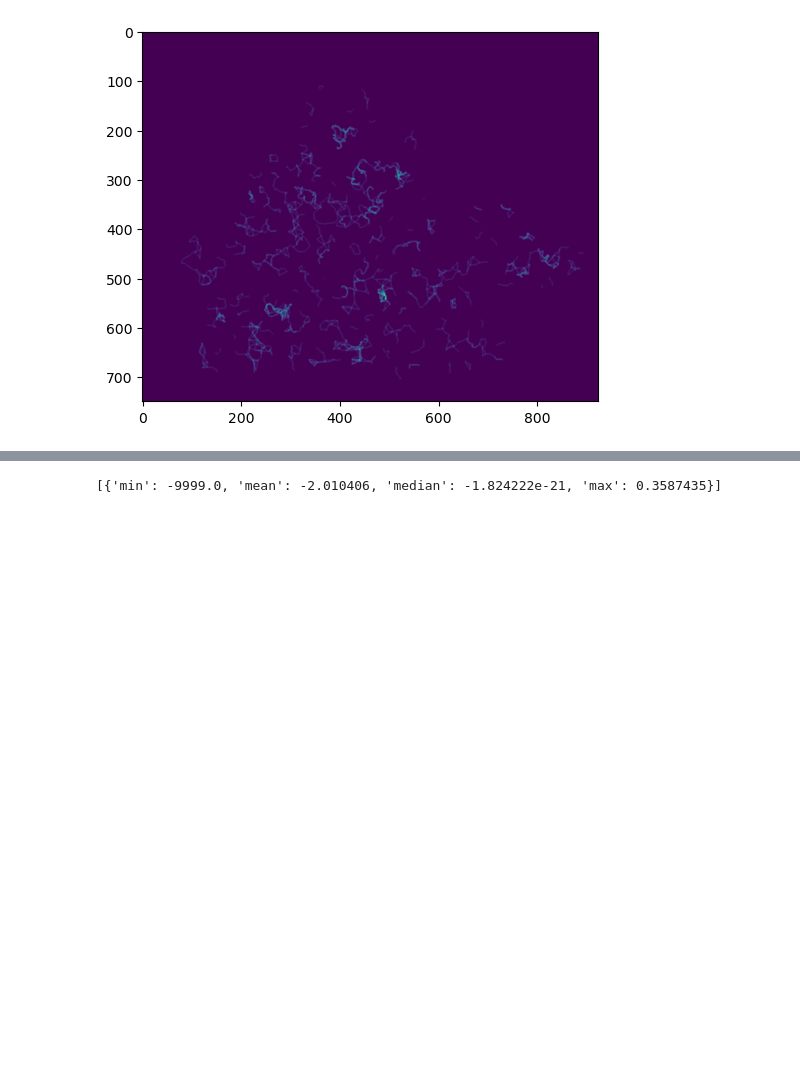
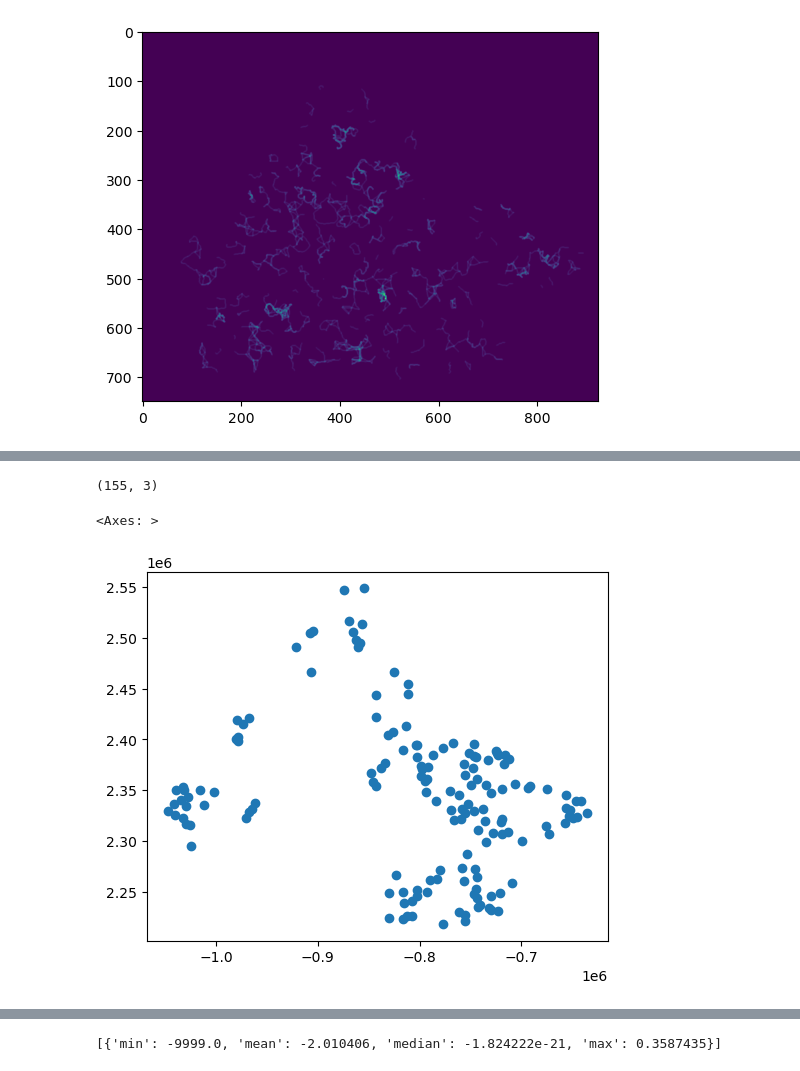
Before and after one commit to forest-rev/cdpop_nb_migration, a Jupyter notebook: notebooks/unicor_test.ipynb, the cells around one changed output, grey strips where cells are left out. Saved outputs shown, nothing was run; the diff lists cells and outputs as text; code cells hidden in the pictures; blank space fills up the shorter version.

```diff
--- a/notebooks/unicor_test.ipynb
+++ b/notebooks/unicor_test.ipynb
@@ -201,0 +241,12 @@ plt.imshow(b, cmap=plt.cm.viridis)
+# %%
+xy1 = pd.read_csv('C:/Users/pj276/Projects/CDPOP/data/sabah_example1_1686679883/batchrun0mcrun0/XY1.csv')
+xy1.head
+gdf = gpd.GeoDataFrame(
+    xy1, geometry=gpd.points_from_xy(xy1.XCOORD, xy1.YCOORD), crs="ESRI:102028"
+)
+print(gdf.shape)
+gdf.plot()
+# %% [output]
+(155, 3)
+<Axes: >
+[figure, added]
```
Also changed, not shown: parts of 10 cells of this notebook.
